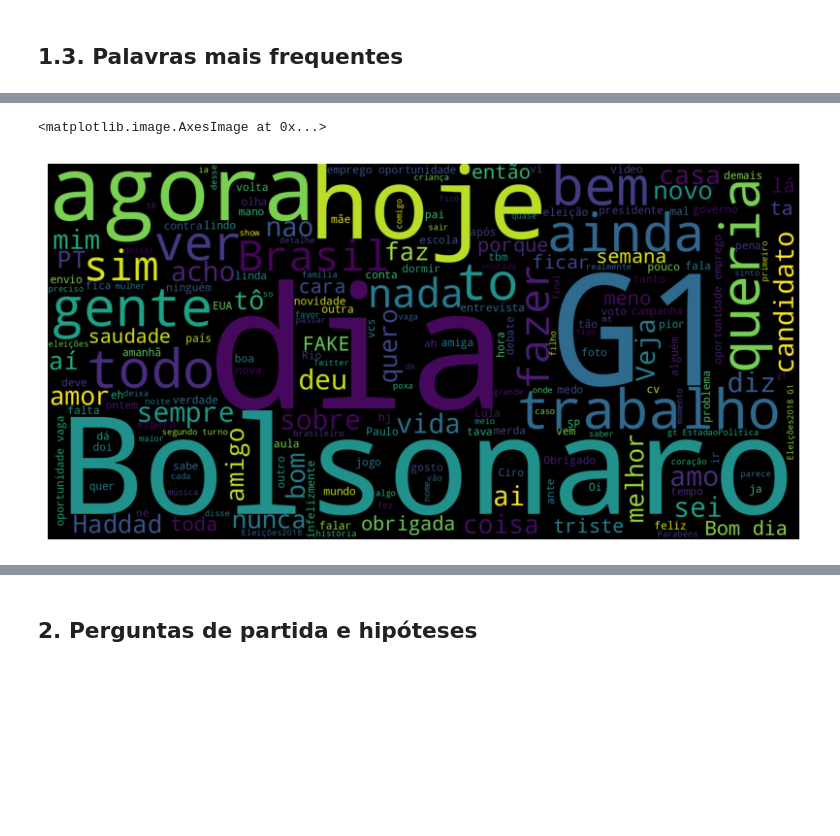
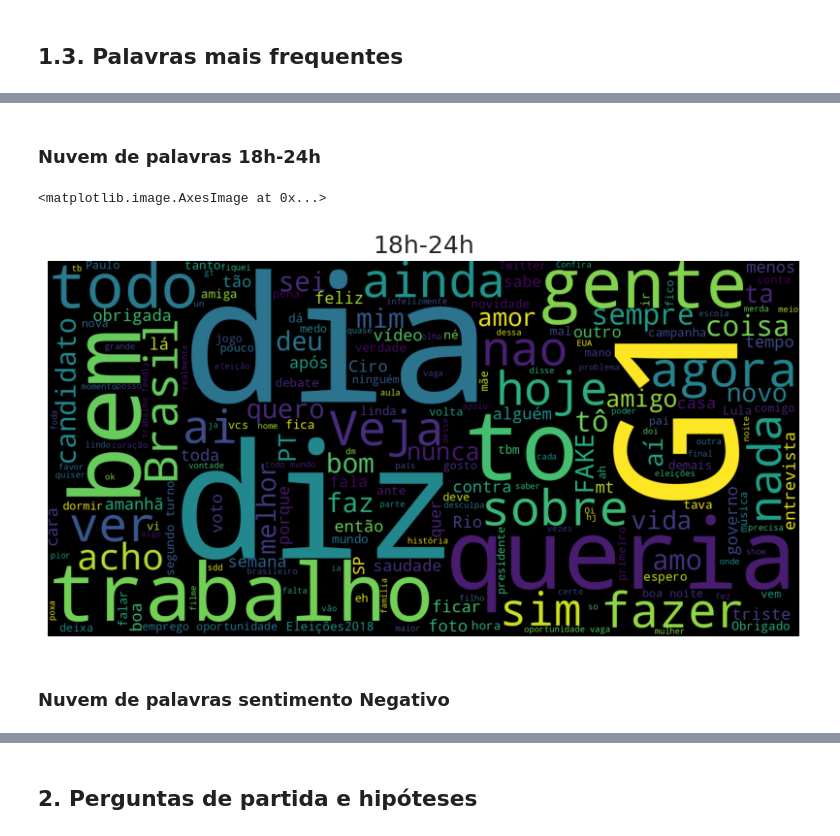
Before and after one commit to atlantico-academy/twitter-sentiment-analysis, a Jupyter notebook: notebooks/01-exploratory_data_analysis.ipynb, the cells around one changed output, grey strips where cells are left out. Cells and saved outputs as stored; diff of their text form; code cells hidden in the pictures; blank space fills up the shorter version.

```diff
--- a/notebooks/01-exploratory_data_analysis.ipynb
+++ b/notebooks/01-exploratory_data_analysis.ipynb
@@ -106,12 +119,13 @@ db.head()
 # %% [markdown]
 ## 1.2. Quantidade de tweets por período
 # %%
+db = db.sort_values(by='period')
 sns.set_style('whitegrid')
-axis = sns.histplot(data=db, y='period')
+axis = sns.histplot(data=db, x= 'period')
 axis.set(frame_on=False)
-axis.axvline(0, color='k', clip_on=False)
-plt.ylabel('Period of the day')
-plt.xlabel('Number of tweets')
+axis.axhline(0, color='k', clip_on=False)
+plt.xlabel('Period of the day')
+plt.ylabel('Number of tweets')
 plt.title('Tweets per period of the day')
 plt.show()
 # %% [output]
@@ -136,0 +246,17 @@ Observa-se que durante a madrugada a maioria dos tweets tendem a ser negativos.
+# %%
+tweet_text = db[db['period']=='12h-18h'].tweet_text
+
+# Concatena as palavras
+tweets = " ".join(s for s in tweet_text)
+
+# Gera uma wordcloud
+wordcloud_td = WordCloud(stopwords=stopwords,
+                      background_color="black",
+                      width=1600, height=800).generate(tweets)
+
+# Mostra a imagem final
+fig, ax = plt.subplots(figsize=(10,6))
+ax.imshow(wordcloud_td, interpolation='bilinear')
+ax.set_axis_off()
+plt.title("12h-18h", fontsize=18)
+plt.imshow(wordcloud_td)
@@ -137,24 +266,28 @@ Observa-se que durante a madrugada a maioria dos tweets tendem a ser negativos.
+# %% [markdown]
+### Nuvem de palavras 18h-24h
 # %%
-tweet_text = db.dropna(subset=['tweet_text'], axis=0)['tweet_text'] # eliminar as colunas com valores que não vão ser analisados
-tweet_text.head()
+tweet_text = db[db['period']=='18h-24h'].tweet_text
 
 # Concatena as palavras
 tweets = " ".join(s for s in tweet_text)
 
 # Lista de stopword
 stopwords = set(STOPWORDS)
-stopwords.update(["a","b","c","d","fato","ela","estou","nem","tudo","p","pq","quando","dele","RT","por","de",'dar','pois','em','um','da','ser','aqui','vou','dos','ter','não','ao','sou','seu','à','n','se','esse','uma','mais','ele','fazendo','você','pode','essa','é','mas','segue','pra','isso','vez','para','muito','pelo','pela','são', 'na','vamos','https','t','co','c','New','eu','seis','retweets','ano','pessoa','likes','vai','que','ou','anos','7dias','tirou','tem','q','0','O','e','os','assim','só','mesmo','tá','pro','votar','pessoas','vc'])
+stopwords.update(["Bolsonaro", "Haddad", "a","b","c","d","fato","ela","estou","nem","tudo","p","pq","quando","dele","RT","por","de",'dar','pois','em','um','da','ser','aqui','vou','dos','ter','não','ao','sou','seu','à','n','se','esse','uma','mais','ele','fazendo','você','pode','essa','é','mas','segue','pra','isso','vez','para','muito','pelo','pela','são', 'na','vamos','https','t','co','c','New','eu','seis','retweets','ano','pessoa','likes','vai','que','ou','anos','7dias','tirou','tem','q','0','O','e','os','assim','só','mesmo','tá','pro','votar','pessoas','vc'])
 
 # Gera uma wordcloud
-wordcloud = WordCloud(stopwords=stopwords,
+wordcloud_nt = WordCloud(stopwords=stopwords,
                       background_color="black",
                       width=1600, height=800).generate(tweets)
 
 # Mostra a imagem final
 fig, ax = plt.subplots(figsize=(10,6))
-ax.imshow(wordcloud, interpolation='bilinear')
+ax.imshow(wordcloud_nt, interpolation='bilinear')
 ax.set_axis_off()
-plt.imshow(wordcloud)
+plt.title("18h-24h", fontsize=18)
+plt.imshow(wordcloud_nt)
 # %% [output]
 <matplotlib.image.AxesImage at 0x...>
-[figure, old version]
+[figure, new version]
+# %% [markdown]
+### Nuvem de palavras sentimento Negativo
```
Also changed, not shown: parts of 37 cells of this notebook, 4 other files.
